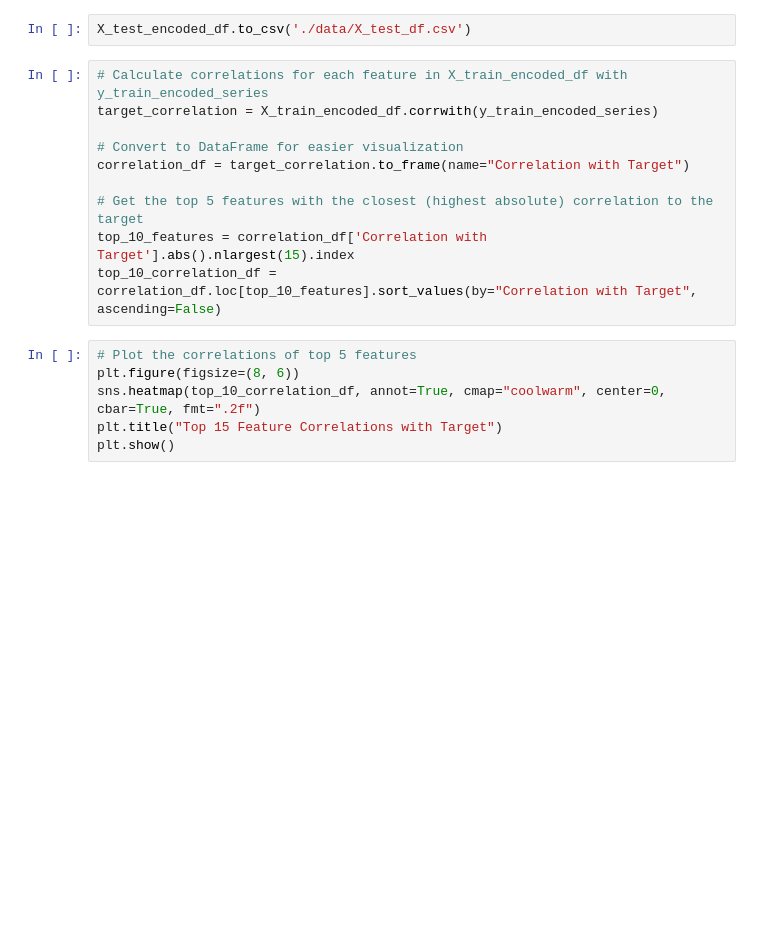
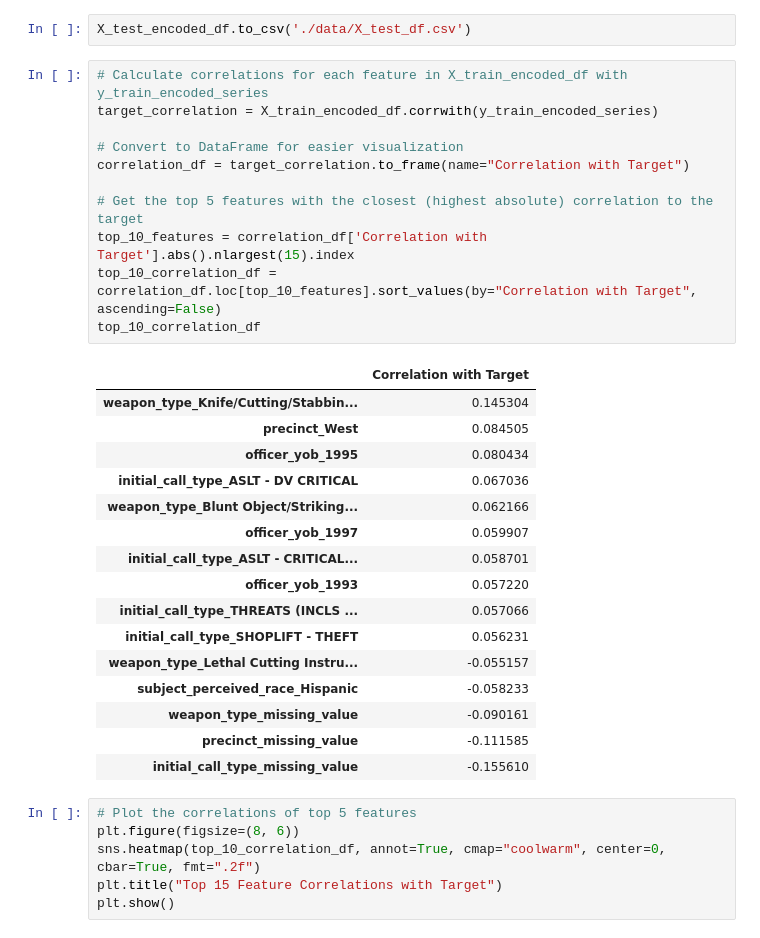
Before and after one commit to omendez930/Terry-Traffic-Stops-Phase3, a Jupyter notebook: index.ipynb, the cells around one changed output. Drawn from its saved outputs; the diff is of its cells as text; blank space fills up the shorter version.

```diff
--- a/index.ipynb
+++ b/index.ipynb
@@ -642,13 +642,31 @@ X_test_encoded_df.to_csv('./data/X_test_df.csv')
 # %%
 # Calculate correlations for each feature in X_train_encoded_df with y_train_encoded_series
 target_correlation = X_train_encoded_df.corrwith(y_train_encoded_series)
 
 # Convert to DataFrame for easier visualization
 correlation_df = target_correlation.to_frame(name="Correlation with Target")
 
 # Get the top 5 features with the closest (highest absolute) correlation to the target
 top_10_features = correlation_df['Correlation with Target'].abs().nlargest(15).index
 top_10_correlation_df = correlation_df.loc[top_10_features].sort_values(by="Correlation with Target", ascending=False)
+top_10_correlation_df
+# %% [output]
+|  | Correlation with Target |
+| weapon_type_Knife/Cutting/Stabbin... | 0.145304 |
+| precinct_West | 0.084505 |
+| officer_yob_1995 | 0.080434 |
+| initial_call_type_ASLT - DV CRITICAL | 0.067036 |
+| weapon_type_Blunt Object/Striking... | 0.062166 |
+| officer_yob_1997 | 0.059907 |
+| initial_call_type_ASLT - CRITICAL... | 0.058701 |
+| officer_yob_1993 | 0.057220 |
+| initial_call_type_THREATS (INCLS ... | 0.057066 |
+| initial_call_type_SHOPLIFT - THEFT | 0.056231 |
+| weapon_type_Lethal Cutting Instru... | -0.055157 |
+| subject_perceived_race_Hispanic | -0.058233 |
+| weapon_type_missing_value | -0.090161 |
+| precinct_missing_value | -0.111585 |
+| initial_call_type_missing_value | -0.155610 |
 # %%
 # Plot the correlations of top 5 features
 plt.figure(figsize=(8, 6))
```
Also changed, not shown: parts of 1 cell of this notebook, 2 other files.
